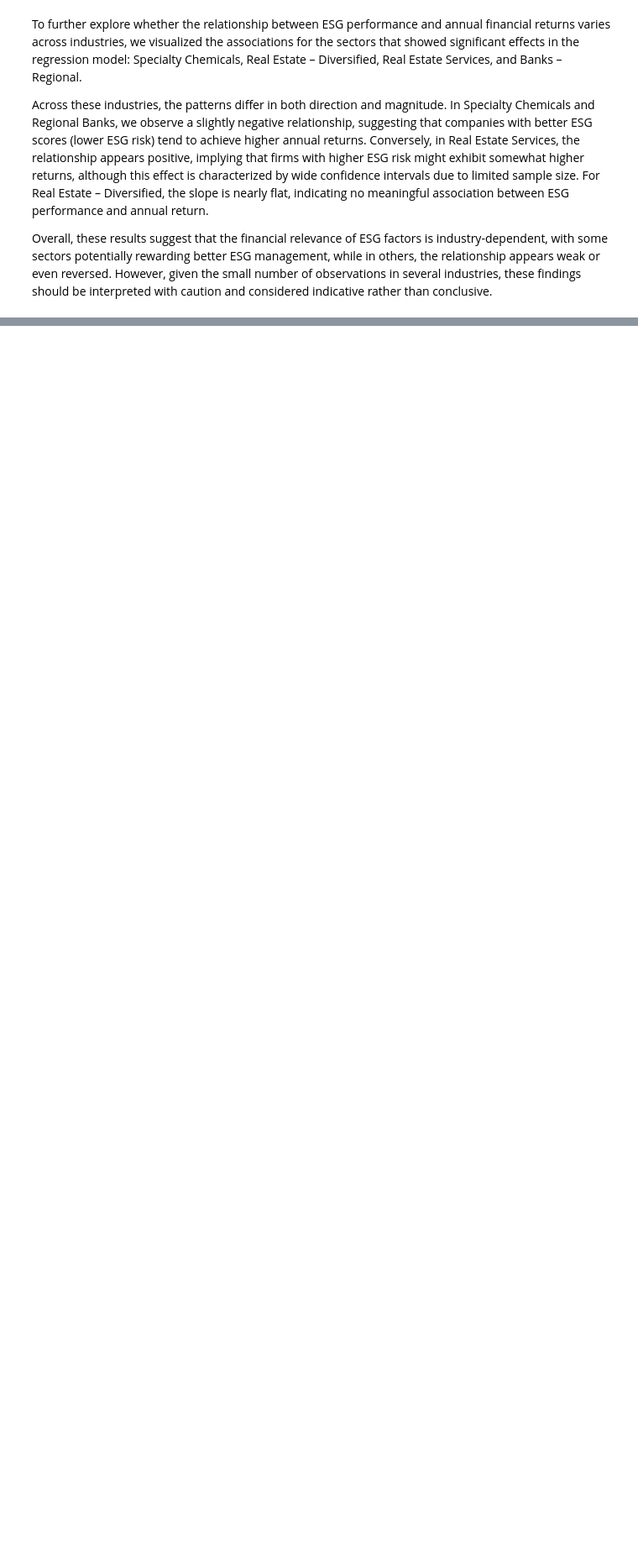
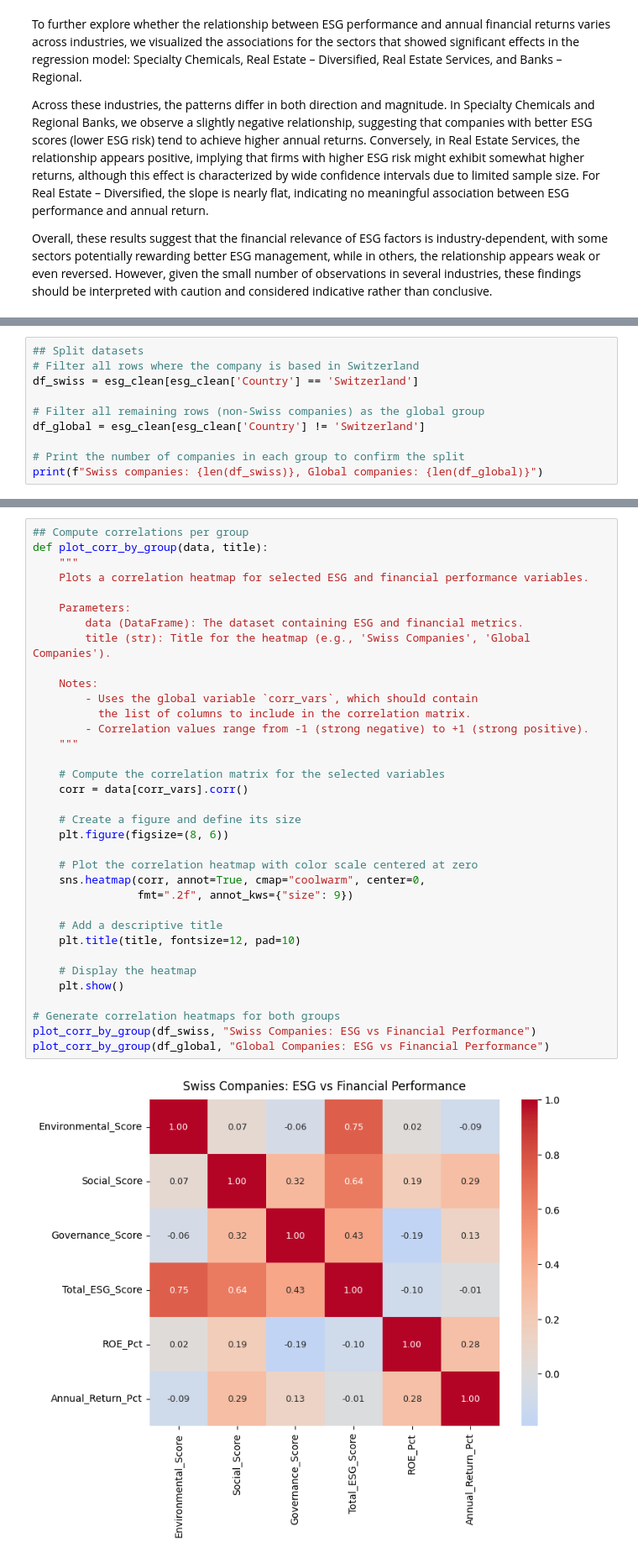
Before and after one commit to Biaancabe/W.MSCIDS_CIP02.H25_BB_MT_XS, a Jupyter notebook: Code/project_code.ipynb, the cells around one changed output, grey strips where cells are left out. Shown at 84% size. Saved outputs shown, nothing was run; the diff lists cells and outputs as text; blank space fills up the shorter version.

```diff
--- a/Data Prep.ipynb
+++ b/Code/project_code.ipynb
@@ -1701,0 +1859,10 @@ Overall, these results suggest that the financial relevance of ESG factors is in
+# %%
+## Split datasets
+# Filter all rows where the company is based in Switzerland
+df_swiss = esg_clean[esg_clean['Country'] == 'Switzerland']
+
+# Filter all remaining rows (non-Swiss companies) as the global group
+df_global = esg_clean[esg_clean['Country'] != 'Switzerland']
+
+# Print the number of companies in each group to confirm the split
+print(f"Swiss companies: {len(df_swiss)}, Global companies: {len(df_global)}")
@@ -1701,0 +1871,37 @@ Overall, these results suggest that the financial relevance of ESG factors is in
+# %%
+## Compute correlations per group
+def plot_corr_by_group(data, title):
+    """
+    Plots a correlation heatmap for selected ESG and financial performance variables.
+
+    Parameters:
+        data (DataFrame): The dataset containing ESG and financial metrics.
+        title (str): Title for the heatmap (e.g., 'Swiss Companies', 'Global Companies').
+
+    Notes:
+        - Uses the global variable `corr_vars`, which should contain
+          the list of columns to include in the correlation matrix.
+        - Correlation values range from -1 (strong negative) to +1 (strong positive).
+    """
+
+    # Compute the correlation matrix for the selected variables
+    corr = data[corr_vars].corr()
+
+    # Create a figure and define its size
+    plt.figure(figsize=(8, 6))
+
+    # Plot the correlation heatmap with color scale centered at zero
+    sns.heatmap(corr, annot=True, cmap="coolwarm", center=0,
+                fmt=".2f", annot_kws={"size": 9})
+
+    # Add a descriptive title
+    plt.title(title, fontsize=12, pad=10)
+
+    # Display the heatmap
+    plt.show()
+
+# Generate correlation heatmaps for both groups
+plot_corr_by_group(df_swiss, "Swiss Companies: ESG vs Financial Performance")
+plot_corr_by_group(df_global, "Global Companies: ESG vs Financial Performance")
+# %% [output]
+[figure, added]
```
Also changed, not shown: parts of 25 cells of this notebook, 18 other files.
